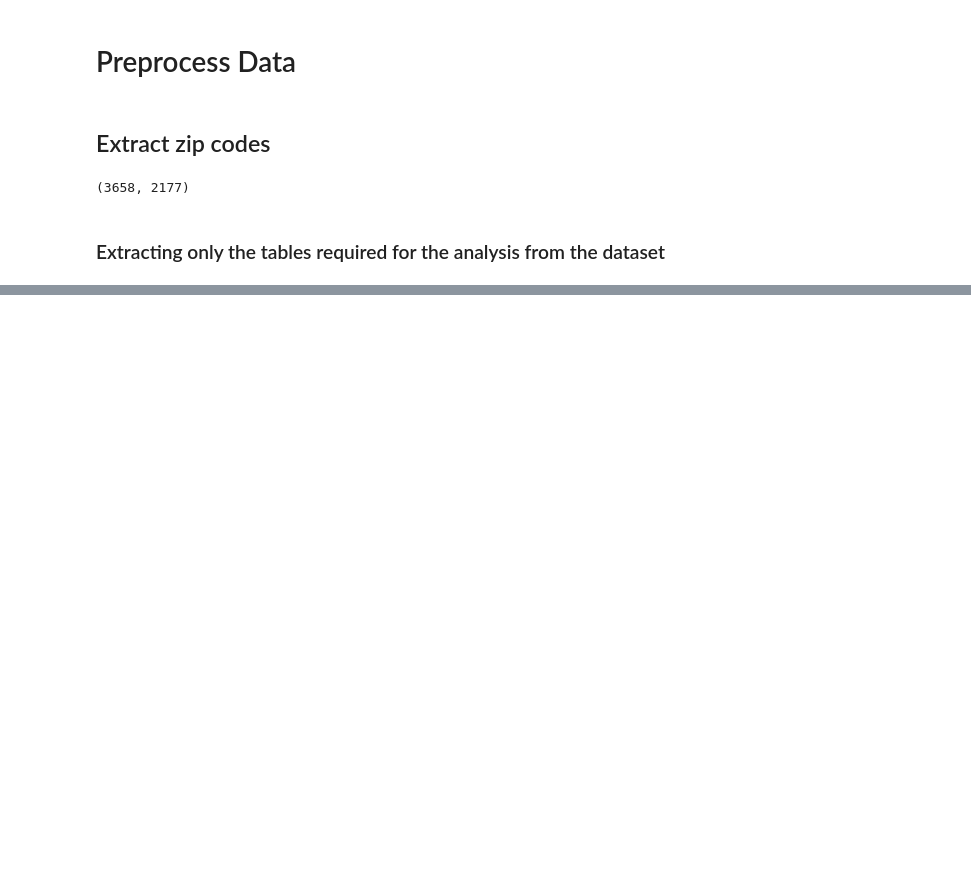
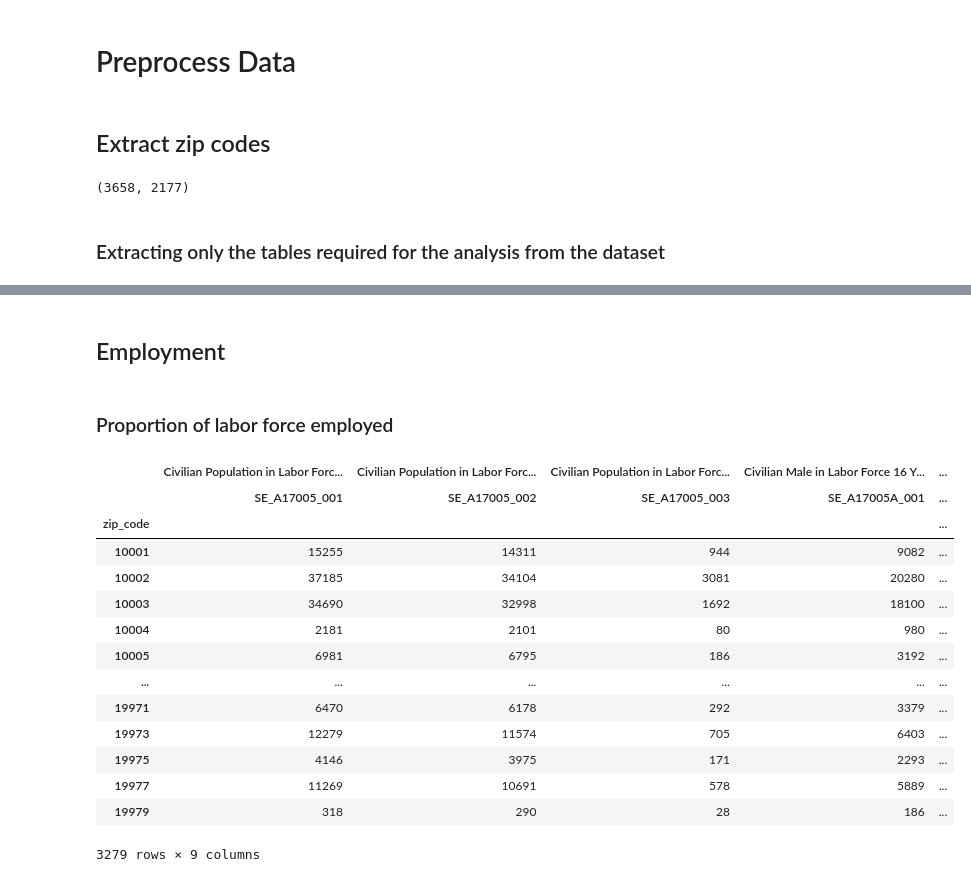
Before and after one commit to mo-vellanki/ist707_team4_acs_poverty_analysis, a Jupyter notebook: team4_analysis.ipynb, the cells around one changed output, grey strips where cells are left out. Cells and saved outputs as stored; diff of their text form; code cells hidden in the pictures; blank space fills up the shorter version.

```diff
--- a/team4_analysis.ipynb
+++ b/team4_analysis.ipynb
@@ -54,0 +264,6 @@ df = df.loc[:, df.columns.get_level_values(1).isin(matching_columns)]
+# %%
+df = df.loc[df['Civilian Population 16 to 19 Years:','SE_A12003_001'] != 0] # Some of the zip codes have 0 civilian population. To avoid RuntimeWarning we drop these rows
+# %%
+df.loc[:, 'eduDropoutMajority'] = np.where((df.loc[:,('Civilian Population 16 to 19 Years: Not High School Graduate, Not Enrolled (Dropped Out)','SE_A12003_002')].values) / (df.loc[:,('Civilian Population 16 to 19 Years:','SE_A12003_001')].values) > 0.5,1,0) # If the proportion of late teens dropped out from school is more than 50% we set this binary variable to 1
+df = df.loc[: ,~df.columns.get_level_values(1).str.startswith('SE_A12003')] # Drop the columns from the table after processing
+df.eduDropoutMajority.value_counts()
@@ -54,0 +278,22 @@ df = df.loc[:, df.columns.get_level_values(1).isin(matching_columns)]
+# %% [markdown]
+## Employment
+# %% [markdown]
+### Proportion of labor force employed
+# %%
+df.loc[: ,df.columns.get_level_values(1).str.startswith('SE_A17005')]
+# %% [output]
+|  | Civilian Population in Labor Forc... | Civilian Population in Labor Forc... | Civilian Population in Labor Forc... | Civilian Male in Labor Force 16 Y... | ... |
+|  | SE_A17005_001 | SE_A17005_002 | SE_A17005_003 | SE_A17005A_001 | ... |
+| zip_code |  |  |  |  | ... |
+| 10001 | 15255 | 14311 | 944 | 9082 | ... |
+| 10002 | 37185 | 34104 | 3081 | 20280 | ... |
+| 10003 | 34690 | 32998 | 1692 | 18100 | ... |
+| 10004 | 2181 | 2101 | 80 | 980 | ... |
+| 10005 | 6981 | 6795 | 186 | 3192 | ... |
+| ... | ... | ... | ... | ... | ... |
+| 19971 | 6470 | 6178 | 292 | 3379 | ... |
+| 19973 | 12279 | 11574 | 705 | 6403 | ... |
+| 19975 | 4146 | 3975 | 171 | 2293 | ... |
+| 19977 | 11269 | 10691 | 578 | 5889 | ... |
+| 19979 | 318 | 290 | 28 | 186 | ... |
+3279 rows × 9 columns
```
Also changed, not shown: parts of 44 cells of this notebook.
